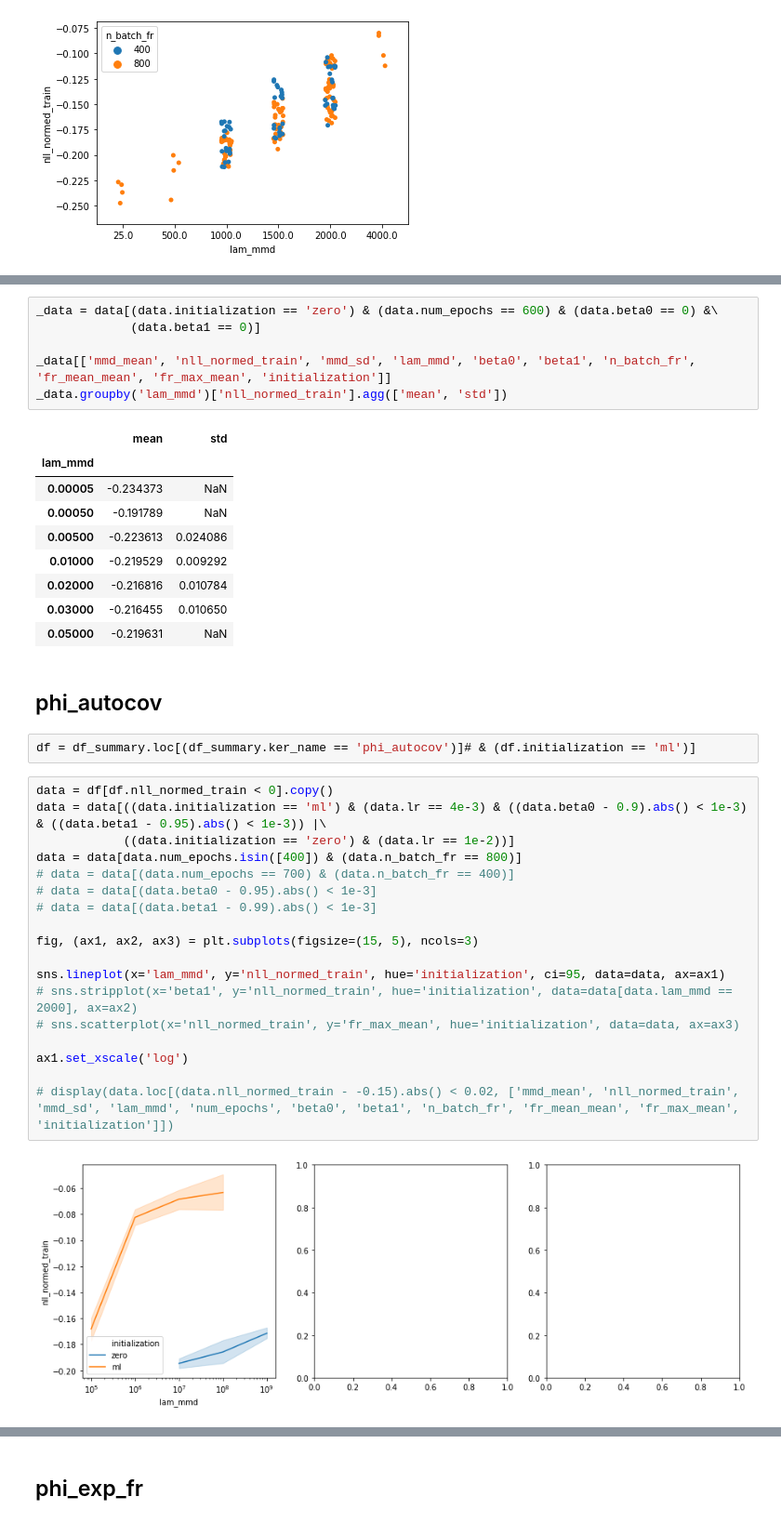
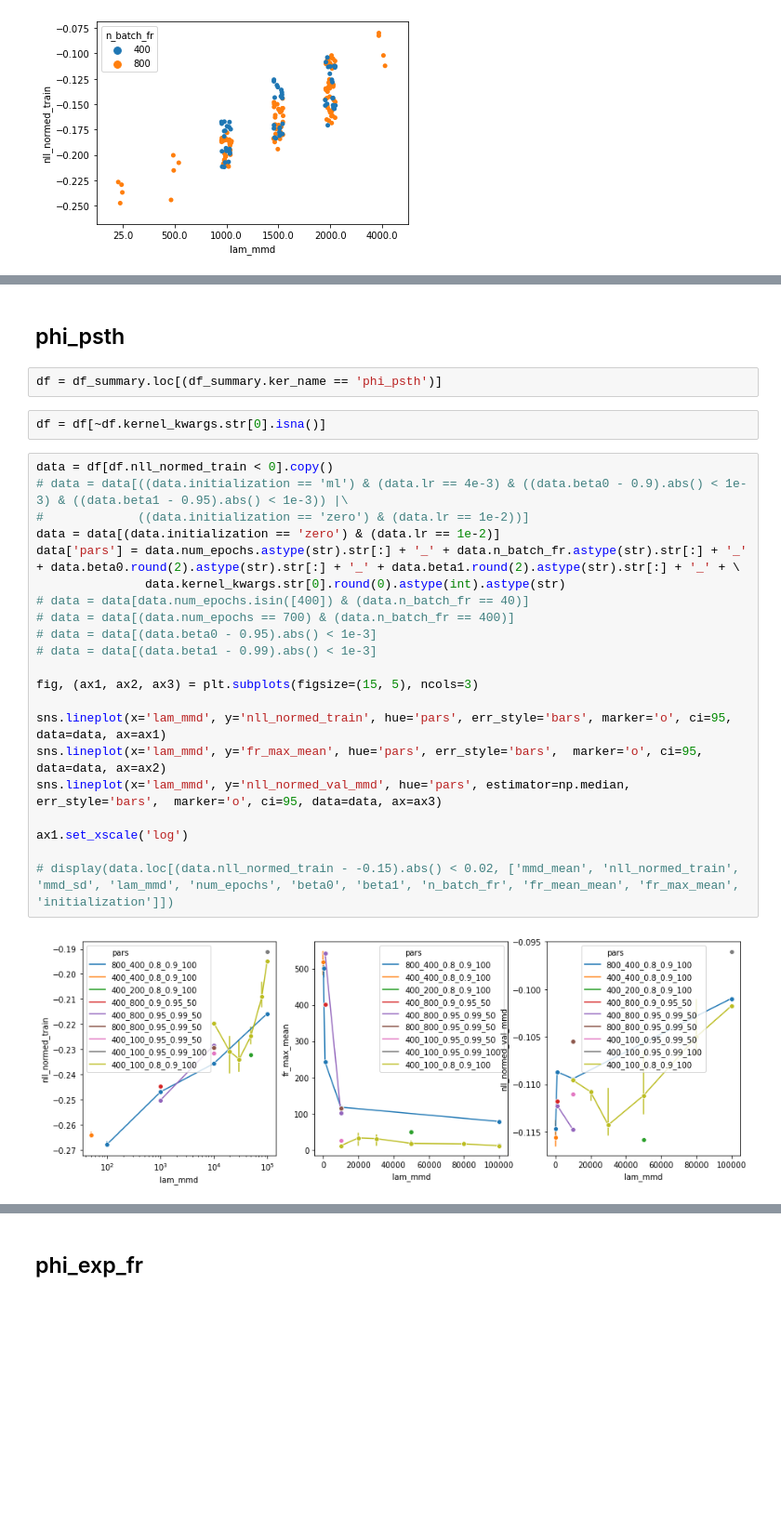
Before and after one commit to diegoarri91/mmd-glm, a Jupyter notebook: experiments/figure4/analysis.ipynb, the cells around one changed output, grey strips where cells are left out. Shown at 93% size. Drawn from its saved outputs; the diff is of its cells as text; blank space fills up the shorter version.

Commit message:
made figure 4 final

```diff
--- a/experiments/figure4/analysis.ipynb
+++ b/experiments/figure4/analysis.ipynb
@@ -174,40 +194,29 @@ array([5.e-05, 5.e-04, 5.e-03, 1.e-02, 2.e-02, 3.e-02, 5.e-02, 1.e-01,
-# %%
-_data = data[(data.initialization == 'zero') & (data.num_epochs == 600) & (data.beta0 == 0) &\
-             (data.beta1 == 0)]
-
-_data[['mmd_mean', 'nll_normed_train', 'mmd_sd', 'lam_mmd', 'beta0', 'beta1', 'n_batch_fr', 'fr_mean_mean', 'fr_max_mean', 'initialization']]
-_data.groupby('lam_mmd')['nll_normed_train'].agg(['mean', 'std'])
-# %% [output]
-|  | mean | std |
-| lam_mmd |  |  |
-| 0.00005 | -0.234373 | NaN |
-| 0.00050 | -0.191789 | NaN |
-| 0.00500 | -0.223613 | 0.024086 |
-| 0.01000 | -0.219529 | 0.009292 |
-| 0.02000 | -0.216816 | 0.010784 |
-| 0.03000 | -0.216455 | 0.010650 |
-| 0.05000 | -0.219631 | NaN |
 # %% [markdown]
-## phi_autocov
+## phi_psth
 # %%
-df = df_summary.loc[(df_summary.ker_name == 'phi_autocov')]# & (df.initialization == 'ml')]
+df = df_summary.loc[(df_summary.ker_name == 'phi_psth')]
+# %%
+df = df[~df.kernel_kwargs.str[0].isna()]
 # %%
 data = df[df.nll_normed_train < 0].copy()
-data = data[((data.initialization == 'ml') & (data.lr == 4e-3) & ((data.beta0 - 0.9).abs() < 1e-3) & ((data.beta1 - 0.95).abs() < 1e-3)) |\
-            ((data.initialization == 'zero') & (data.lr == 1e-2))]
-data = data[data.num_epochs.isin([400]) & (data.n_batch_fr == 800)]
+# data = data[((data.initialization == 'ml') & (data.lr == 4e-3) & ((data.beta0 - 0.9).abs() < 1e-3) & ((data.beta1 - 0.95).abs() < 1e-3)) |\
+#             ((data.initialization == 'zero') & (data.lr == 1e-2))]
+data = data[(data.initialization == 'zero') & (data.lr == 1e-2)]
+data['pars'] = data.num_epochs.astype(str).str[:] + '_' + data.n_batch_fr.astype(str).str[:] + '_' + data.beta0.round(2).astype(str).str[:] + '_' + data.beta1.round(2).astype(str).str[:] + '_' + \
+               data.kernel_kwargs.str[0].round(0).astype(int).astype(str)
+# data = data[data.num_epochs.isin([400]) & (data.n_batch_fr == 40)]
 # data = data[(data.num_epochs == 700) & (data.n_batch_fr == 400)]
 # data = data[(data.beta0 - 0.95).abs() < 1e-3]
 # data = data[(data.beta1 - 0.99).abs() < 1e-3]
 
 fig, (ax1, ax2, ax3) = plt.subplots(figsize=(15, 5), ncols=3)
 
-sns.lineplot(x='lam_mmd', y='nll_normed_train', hue='initialization', ci=95, data=data, ax=ax1)
-# sns.stripplot(x='beta1', y='nll_normed_train', hue='initialization', data=data[data.lam_mmd == 2000], ax=ax2)
-# sns.scatterplot(x='nll_normed_train', y='fr_max_mean', hue='initialization', data=data, ax=ax3)
+sns.lineplot(x='lam_mmd', y='nll_normed_train', hue='pars', err_style='bars', marker='o', ci=95, data=data, ax=ax1)
+sns.lineplot(x='lam_mmd', y='fr_max_mean', hue='pars', err_style='bars',  marker='o', ci=95, data=data, ax=ax2)
+sns.lineplot(x='lam_mmd', y='nll_normed_val_mmd', hue='pars', estimator=np.median, err_style='bars',  marker='o', ci=95, data=data, ax=ax3)
 
 ax1.set_xscale('log')
 
 # display(data.loc[(data.nll_normed_train - -0.15).abs() < 0.02, ['mmd_mean', 'nll_normed_train', 'mmd_sd', 'lam_mmd', 'num_epochs', 'beta0', 'beta1', 'n_batch_fr', 'fr_mean_mean', 'fr_max_mean', 'initialization']])
 # %% [output]
-[figure, old version]
+[figure, new version]
```
Also changed, not shown: parts of 21 cells of this notebook, 14 other files.
